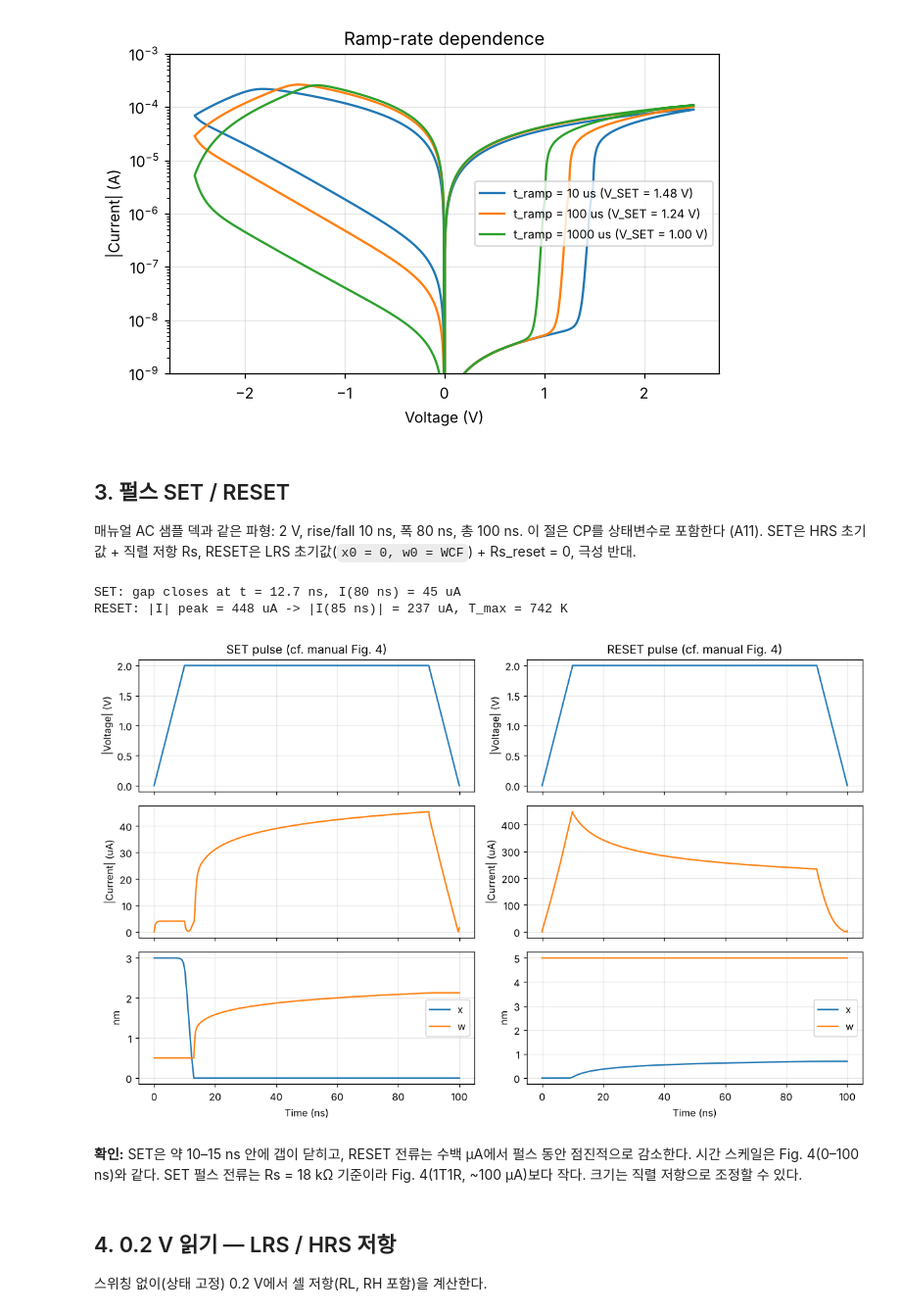
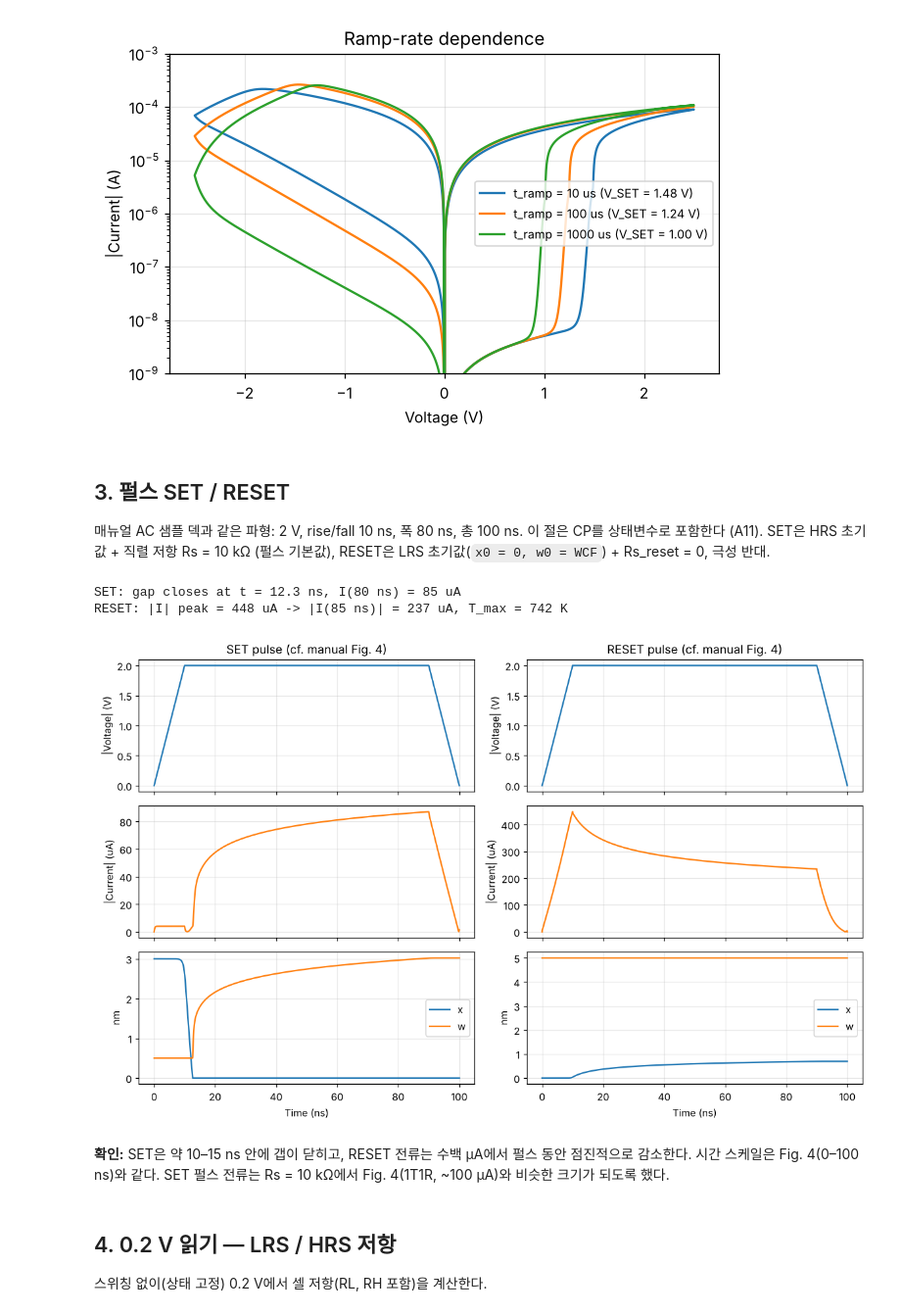
Before and after one commit to foggyjupiter/RNE-Stanford-Model, a Jupyter notebook: python/reference.ipynb, the cells around one changed output. Shown at 98% size. Saved outputs shown, nothing was run; the diff lists cells and outputs as text; code cells hidden in the pictures.

```diff
--- a/python/reference.ipynb
+++ b/python/reference.ipynb
@@ -26,9 +26,10 @@ import matplotlib.pyplot as plt
 import rram_model as rm
 
 P = rm.DEFAULT
-RS = rm.RS_DEFAULT
+RS = rm.RS_SWEEP	# I-V sweep
+RS_P = rm.RS_PULSE	# pulse
 GOLDEN = Path("golden")
 GOLDEN.mkdir(exist_ok=True)
 plt.rcParams.update({"figure.dpi": 110, "axes.grid": True, "grid.alpha": 0.3})
-print("N filaments =", P.N, "| Rs (SET) =", RS, "ohm")
+print("N filaments =", P.N, "| Rs sweep =", RS, "ohm | Rs pulse =", RS_P, "ohm")
 # %% [output]
@@ -98,36 +101,36 @@ t_ramp =   1000 us: V_SET = 1.000 V, V_RESET = -1.270 V
 ## 3. 펄스 SET / RESET
 
 매뉴얼 AC 샘플 덱과 같은 파형: 2 V, rise/fall 10 ns, 폭 80 ns, 총 100 ns. 이 절은 CP를 상태변수로 포함한다 (A11).
-SET은 HRS 초기값 + 직렬 저항 Rs, RESET은 LRS 초기값(`x0 = 0, w0 = WCF`) + Rs_reset = 0, 극성 반대.
+SET은 HRS 초기값 + 직렬 저항 Rs = 10 kΩ (펄스 기본값), RESET은 LRS 초기값(`x0 = 0, w0 = WCF`) + Rs_reset = 0, 극성 반대.
 # %%
 pulse = {}
 for name, vp, init in (("set", 2.0, rm.INIT_HRS), ("reset", -2.0, rm.INIT_LRS)):
 	vf_p, te_p, c_p = rm.pulse_waveform(vp, 10e-9, 80e-9, 100e-9)
-	pulse[name] = rm.simulate(vf_p, te_p, *init, Rs=RS, include_cp=True, corners=c_p, max_step=0.1e-9)
+	pulse[name] = rm.simulate(vf_p, te_p, *init, Rs=RS_P, include_cp=True, corners=c_p, max_step=0.1e-9)
 ps, pr = pulse["set"], pulse["reset"]
 k = np.argmax(ps.x < P.a)
 print(f"SET: gap closes at t = {ps.t[k] * 1e9:.1f} ns, I(80 ns) = {np.interp(80e-9, ps.t, ps.i) * 1e6:.0f} uA")
 print(f"RESET: |I| peak = {np.abs(pr.i).max() * 1e6:.0f} uA -> |I(85 ns)| = {abs(np.interp(85e-9, pr.t, pr.i)) * 1e6:.0f} uA, T_max = {pr.T.max():.0f} K")
 
 fig, ax = plt.subplots(3, 2, figsize=(11, 7), sharex=True)
 for j, (name, r) in enumerate((("SET", ps), ("RESET", pr))):
 	tn = r.t * 1e9
 	ax[0, j].plot(tn, np.abs(r.v_app), color="C0")
 	ax[0, j].set(ylabel="|Voltage| (V)", title=f"{name} pulse (cf. manual Fig. 4)")
 	ax[1, j].plot(tn, np.abs(r.i) * 1e6, color="C1")
 	ax[1, j].set(ylabel="|Current| (uA)")
 	ax[2, j].plot(tn, r.x * 1e9, label="x")
 	ax[2, j].plot(tn, r.w * 1e9, label="w")
 	ax[2, j].set(ylabel="nm", xlabel="Time (ns)")
 	ax[2, j].legend()
 plt.tight_layout()
 # %% [output]
-SET: gap closes at t = 12.7 ns, I(80 ns) = 45 uA
+SET: gap closes at t = 12.3 ns, I(80 ns) = 85 uA
 RESET: |I| peak = 448 uA -> |I(85 ns)| = 237 uA, T_max = 742 K
-[figure, old version]
+[figure, new version]
 # %% [markdown]
 **확인:** SET은 약 10–15 ns 안에 갭이 닫히고, RESET 전류는 수백 µA에서 펄스 동안 점진적으로 감소한다. 시간 스케일은 Fig. 4(0–100 ns)와 같다.
-SET 펄스 전류는 Rs = 18 kΩ 기준이라 Fig. 4(1T1R, ~100 µA)보다 작다. 크기는 직렬 저항으로 조정할 수 있다.
+SET 펄스 전류는 Rs = 10 kΩ에서 Fig. 4(1T1R, ~100 µA)와 비슷한 크기가 되도록 했다.
 # %% [markdown]
 ## 4. 0.2 V 읽기 — LRS / HRS 저항
 
```
Also changed, not shown: parts of 5 cells of this notebook, 7 other files.
